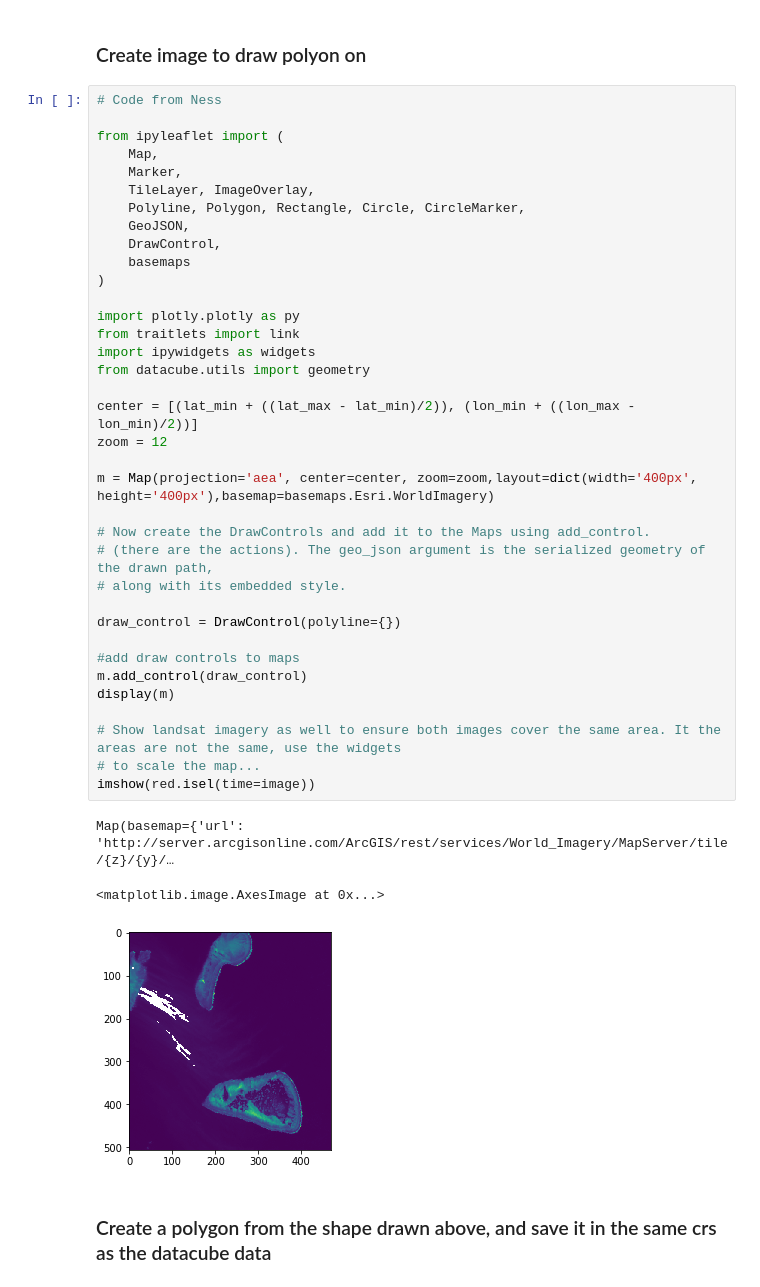
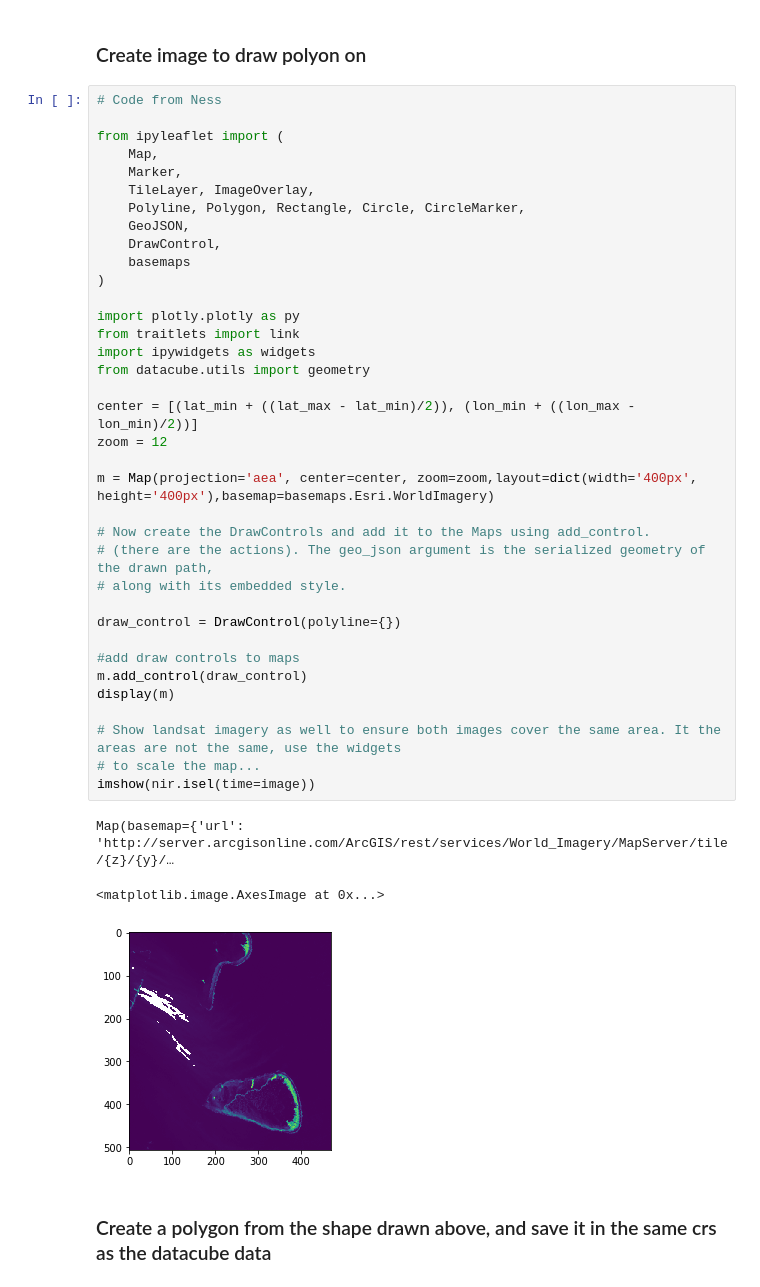
Before and after one commit to taslandcover/dea-notebooks, a Jupyter notebook: Glint/Sun_glint_correction.ipynb, the cells around one changed output. Drawn from its saved outputs; the diff is of its cells as text.

```diff
--- a/Glint/Sun_glint_correction.ipynb
+++ b/Glint/Sun_glint_correction.ipynb
@@ -288,35 +289,35 @@ from ipyleaflet import (
     GeoJSON,
     DrawControl,
     basemaps
 )
 
 import plotly.plotly as py
 from traitlets import link
 import ipywidgets as widgets
 from datacube.utils import geometry
 
 center = [(lat_min + ((lat_max - lat_min)/2)), (lon_min + ((lon_max - lon_min)/2))]
 zoom = 12
 
 m = Map(projection='aea', center=center, zoom=zoom,layout=dict(width='400px', height='400px'),basemap=basemaps.Esri.WorldImagery)
 
 # Now create the DrawControls and add it to the Maps using add_control.
 # (there are the actions). The geo_json argument is the serialized geometry of the drawn path,
 # along with its embedded style.
 
 draw_control = DrawControl(polyline={})
 
 #add draw controls to maps
 m.add_control(draw_control)
 display(m)
 
 # Show landsat imagery as well to ensure both images cover the same area. It the areas are not the same, use the widgets
 # to scale the map...
-imshow(red.isel(time=image))
+imshow(nir.isel(time=image))
 # %% [output]
 Map(basemap={'url': 'http://server.arcgisonline.com/ArcGIS/rest/services/World_Imagery/MapServer/tile/{z}/{y}/…
 <matplotlib.image.AxesImage at 0x...>
-[figure, old version]
+[figure, new version]
 # %% [markdown]
 ### Create a polygon from the shape drawn above, and save it in the same crs as the datacube data
 # %%
```
Also changed, not shown: parts of 22 cells of this notebook.
